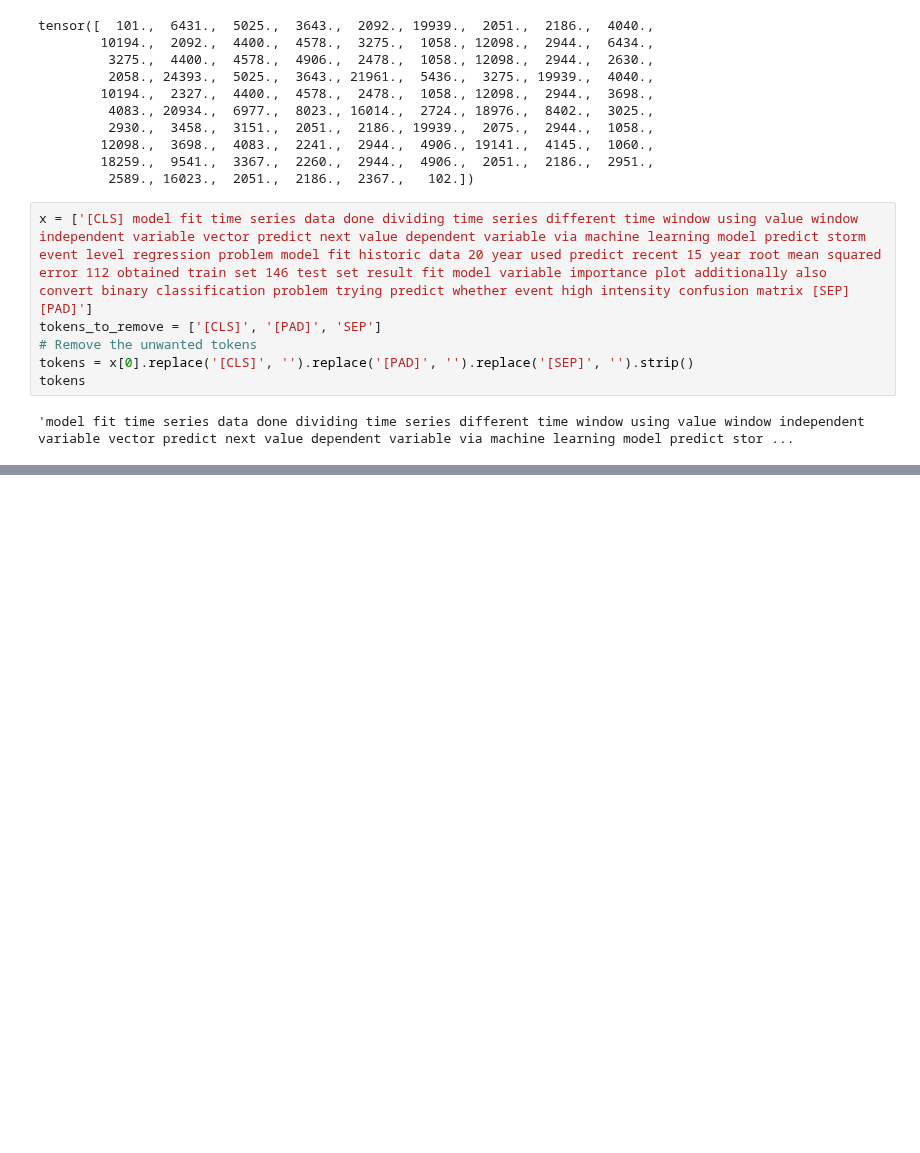
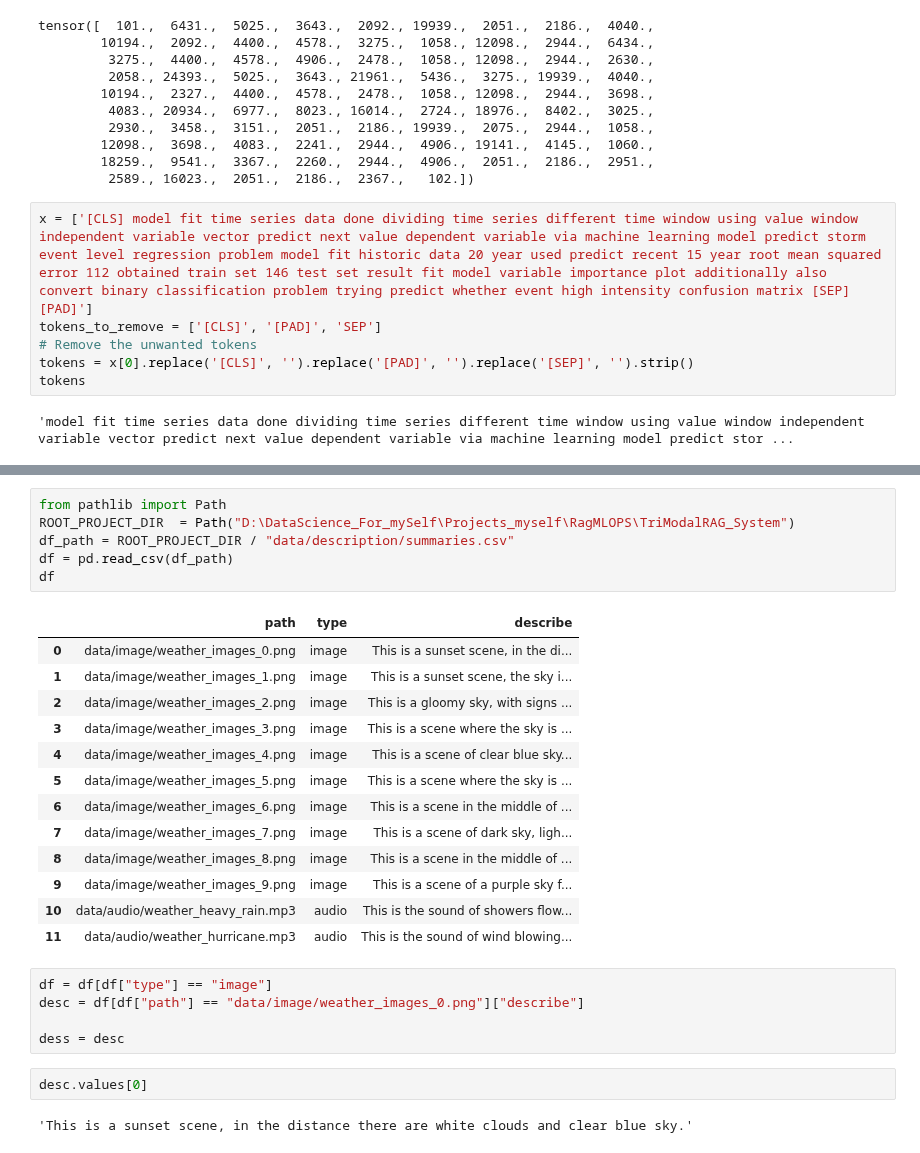
Before and after one commit to tph-kds/TriModalRAG_System, a Jupyter notebook: experiments/experiments.ipynb, the cells around one changed output, grey strips where cells are left out. Saved outputs shown, nothing was run; the diff lists cells and outputs as text; blank space fills up the shorter version.

```diff
--- a/experiments/experiments.ipynb
+++ b/experiments/experiments.ipynb
@@ -628,0 +662,29 @@ tokens
+# %%
+from pathlib import Path
+ROOT_PROJECT_DIR  = Path("D:\DataScience_For_mySelf\Projects_myself\RagMLOPS\TriModalRAG_System")
+df_path = ROOT_PROJECT_DIR / "data/description/summaries.csv"
+df = pd.read_csv(df_path)
+df
+# %% [output]
+|  | path | type | describe |
+| 0 | data/image/weather_images_0.png | image | This is a sunset scene, in the di... |
+| 1 | data/image/weather_images_1.png | image | This is a sunset scene, the sky i... |
+| 2 | data/image/weather_images_2.png | image | This is a gloomy sky, with signs ... |
+| 3 | data/image/weather_images_3.png | image | This is a scene where the sky is ... |
+| 4 | data/image/weather_images_4.png | image | This is a scene of clear blue sky... |
+| 5 | data/image/weather_images_5.png | image | This is a scene where the sky is ... |
+| 6 | data/image/weather_images_6.png | image | This is a scene in the middle of ... |
+| 7 | data/image/weather_images_7.png | image | This is a scene of dark sky, ligh... |
+| 8 | data/image/weather_images_8.png | image | This is a scene in the middle of ... |
+| 9 | data/image/weather_images_9.png | image | This is a scene of a purple sky f... |
+| 10 | data/audio/weather_heavy_rain.mp3 | audio | This is the sound of showers flow... |
+| 11 | data/audio/weather_hurricane.mp3 | audio | This is the sound of wind blowing... |
+# %%
+df = df[df["type"] == "image"]
+desc = df[df["path"] == "data/image/weather_images_0.png"]["describe"]
+
+dess = desc
+# %%
+desc.values[0]
+# %% [output]
+'This is a sunset scene, in the distance there are white clouds and clear blue sky.'
```
Also changed, not shown: parts of 3 cells of this notebook, 10 other files.
